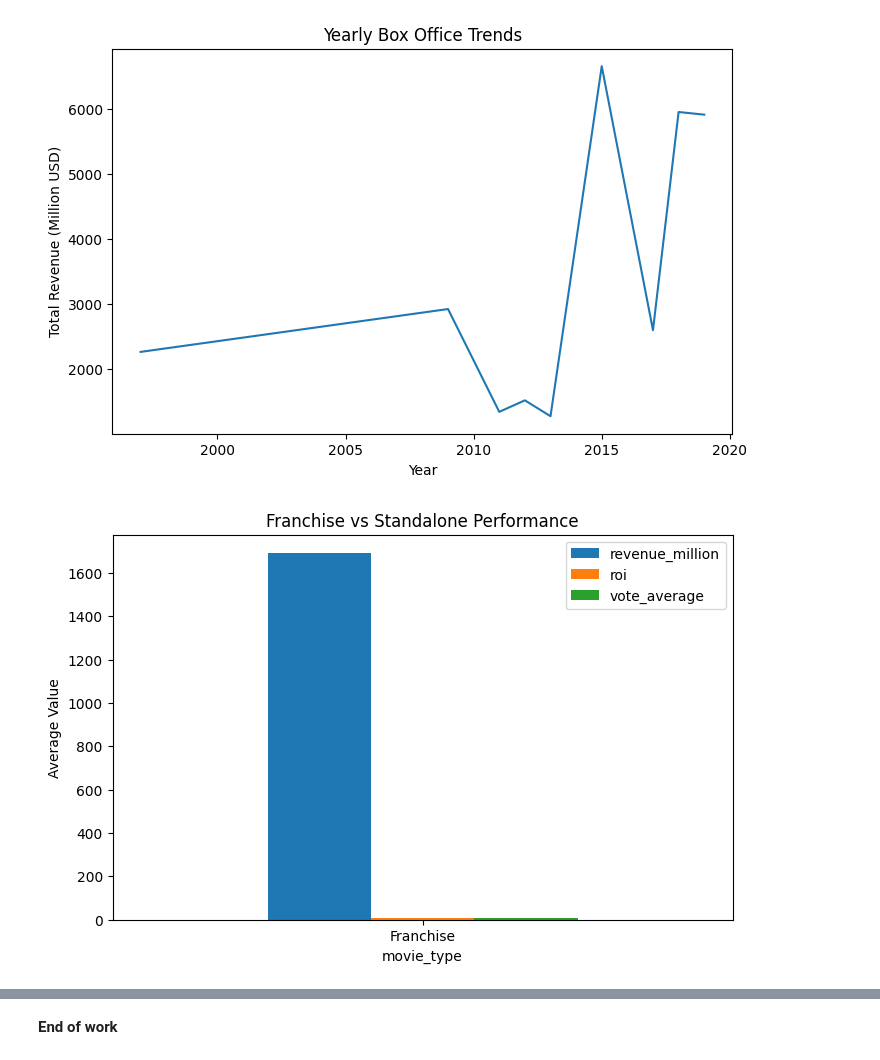
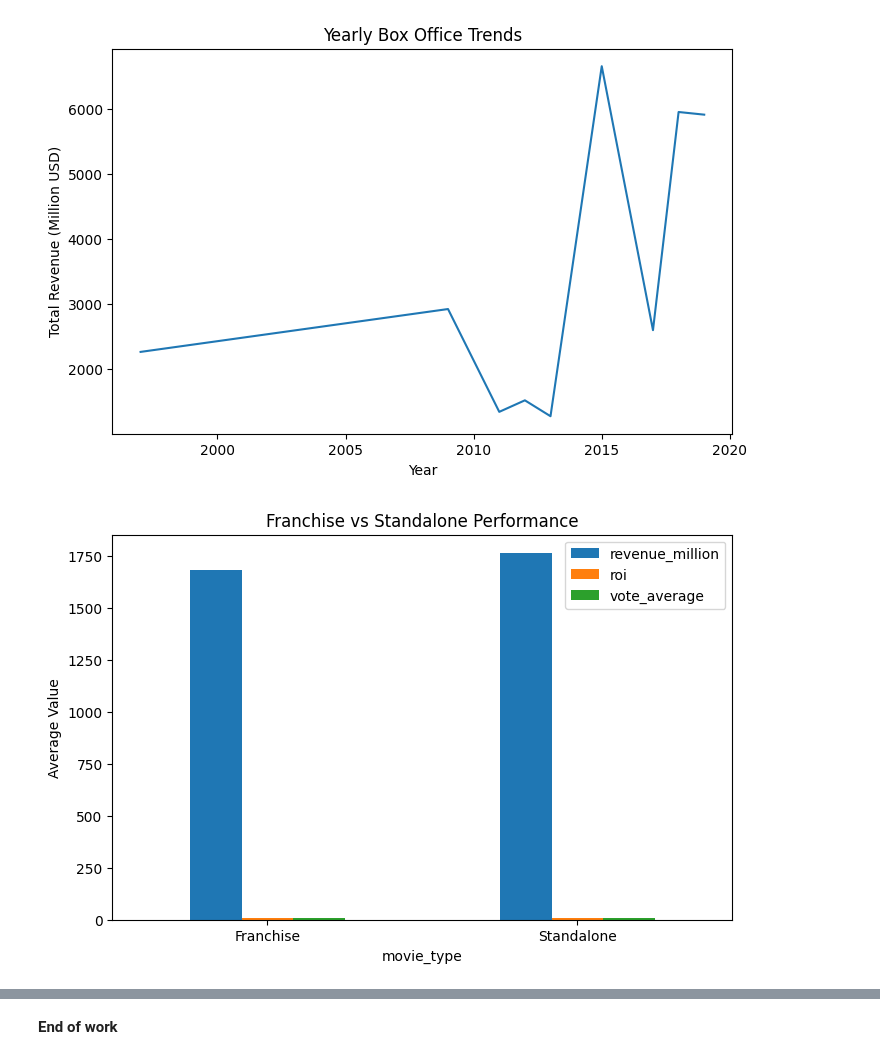
Before and after one commit to GiramataC/TMDB_Analysis, a Jupyter notebook: TMDB.ipynb, the cells around one changed output, grey strips where cells are left out. Saved outputs shown, nothing was run; the diff lists cells and outputs as text; code cells hidden in the pictures.

Commit message:
Changed the unknown franchise to Standalone

```diff
--- a/TMDB.ipynb
+++ b/TMDB.ipynb
@@ -742,9 +813,11 @@ array(['Adventure| Science Fiction| Action',
 **Comparing movie franchises (belongs_to_collection) vs. standalone movies**
 # %%
 # Create a flag: Franchise vs Standalone
-df["is_franchise"] = df["belongs_to_collection"].notna() & (df["belongs_to_collection"] != "None")
 
-# Label for readability
+# True if belongs_to_collection is not empty or NaN
+df["is_franchise"] = df["belongs_to_collection"].notna() & (df["belongs_to_collection"].str.strip() != "Unknown")
+
+# Add readable labels
 df["movie_type"] = df["is_franchise"].map({True: "Franchise", False: "Standalone"})
 # %%
 comparison = df.groupby("movie_type").agg({
@@ -1042,20 +1110,20 @@ plt.show()
 # %% [output]
 [figure]
 # %%
-# Create type
-df["movie_type"] = df["belongs_to_collection"].notna() & (df["belongs_to_collection"] != "None")
-df["movie_type"] = df["movie_type"].map({True: "Franchise", False: "Standalone"})
+# # Create type
+# df["movie_type"] = df["belongs_to_collection"].notna() & (df["belongs_to_collection"] != "None")
+# df["movie_type"] = df["movie_type"].map({True: "Franchise", False: "Standalone"})
 
 # Aggregate
 comparison = df.groupby("movie_type")[["revenue_million", "roi", "vote_average"]].mean()
 
 # Plot
 comparison.plot(kind="bar")
 
 plt.title("Franchise vs Standalone Performance")
 plt.ylabel("Average Value")
 plt.xticks(rotation=0)
 
 plt.show()
 # %% [output]
-[figure, old version]
+[figure, new version]
```
Also changed, not shown: parts of 29 cells of this notebook.
